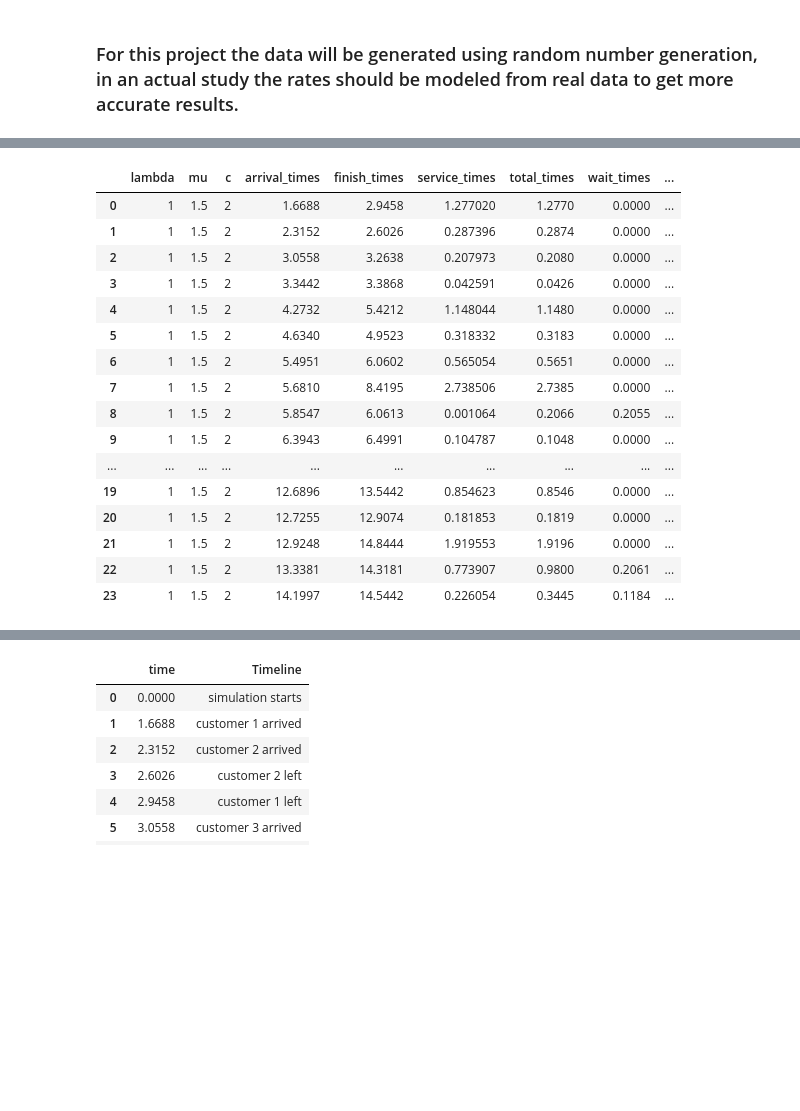
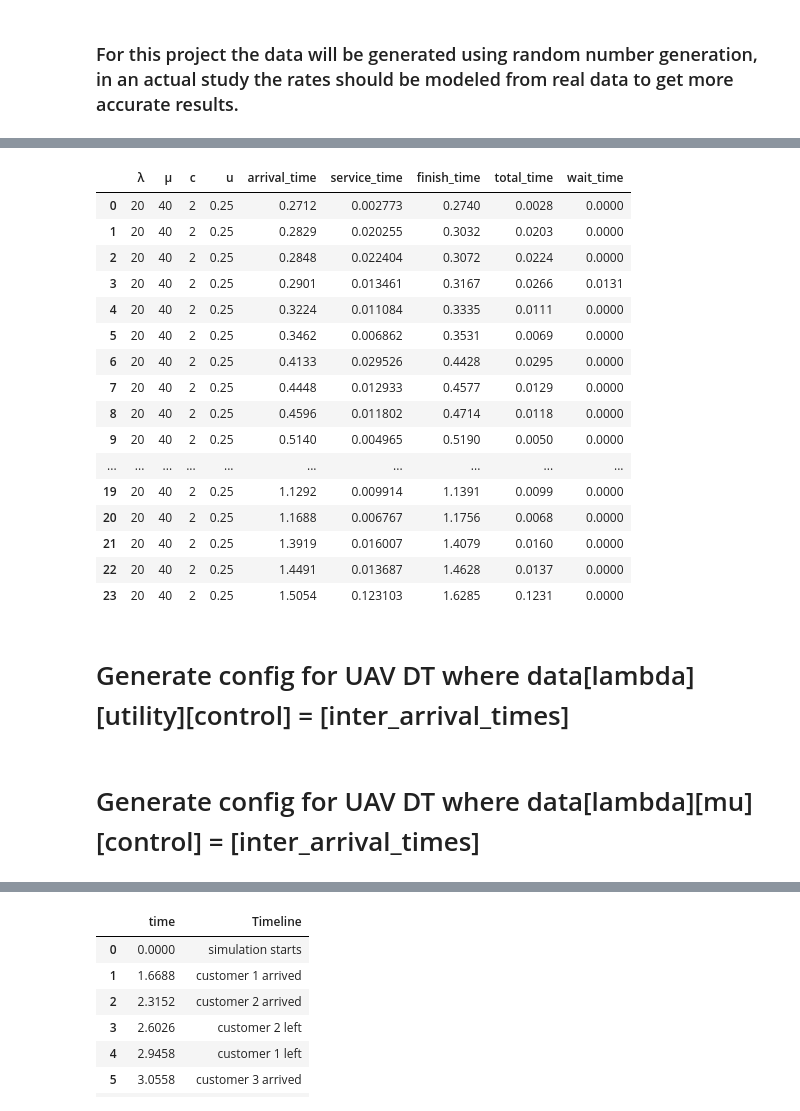
Before and after one commit to tsaie79/Queue_Simulation_Python, a Jupyter notebook: server.ipynb, the cells around one changed output, grey strips where cells are left out. Cells and saved outputs as stored; diff of their text form; code cells hidden in the pictures; blank space fills up the shorter version.

```diff
--- a/server.ipynb
+++ b/server.ipynb
@@ -97,29 +97,31 @@ plt.show()
 # %%
 #creating a dataframe with all the data of the model
 ls = [l for i in range(ncust)]
 µs = [µ for i in range(ncust)]
 cs = [c for i in range(ncust)]
+us = [l/µ/c for i in range(ncust)]
 
-data = pd.DataFrame(list(zip(ls,µs,cs,arrival_times,finish_times,service_times,total_times,wait_times,inter_arrival_times)),
-                columns =['lambda', 'mu','c','arrival_times','finish_times','service_times','total_times','wait_times','inter_arrival_times'])
+data = pd.DataFrame(list(zip(ls,µs,cs,us,arrival_times,service_times,finish_times,total_times,wait_times)),columns=['λ','µ','c','u','arrival_time','service_time','finish_time','total_time','wait_time'])
 
 #Printing the first 5 rows of the data
 data
 # %% [output]
-|  | lambda | mu | c | arrival_times | finish_times | service_times | total_times | wait_times | ... |
-| 0 | 1 | 1.5 | 2 | 1.6688 | 2.9458 | 1.277020 | 1.2770 | 0.0000 | ... |
-| 1 | 1 | 1.5 | 2 | 2.3152 | 2.6026 | 0.287396 | 0.2874 | 0.0000 | ... |
-| 2 | 1 | 1.5 | 2 | 3.0558 | 3.2638 | 0.207973 | 0.2080 | 0.0000 | ... |
-| 3 | 1 | 1.5 | 2 | 3.3442 | 3.3868 | 0.042591 | 0.0426 | 0.0000 | ... |
-| 4 | 1 | 1.5 | 2 | 4.2732 | 5.4212 | 1.148044 | 1.1480 | 0.0000 | ... |
-| 5 | 1 | 1.5 | 2 | 4.6340 | 4.9523 | 0.318332 | 0.3183 | 0.0000 | ... |
-| 6 | 1 | 1.5 | 2 | 5.4951 | 6.0602 | 0.565054 | 0.5651 | 0.0000 | ... |
-| 7 | 1 | 1.5 | 2 | 5.6810 | 8.4195 | 2.738506 | 2.7385 | 0.0000 | ... |
-| 8 | 1 | 1.5 | 2 | 5.8547 | 6.0613 | 0.001064 | 0.2066 | 0.2055 | ... |
-| 9 | 1 | 1.5 | 2 | 6.3943 | 6.4991 | 0.104787 | 0.1048 | 0.0000 | ... |
+|  | λ | µ | c | u | arrival_time | service_time | finish_time | total_time | wait_time |
+| 0 | 20 | 40 | 2 | 0.25 | 0.2712 | 0.002773 | 0.2740 | 0.0028 | 0.0000 |
+| 1 | 20 | 40 | 2 | 0.25 | 0.2829 | 0.020255 | 0.3032 | 0.0203 | 0.0000 |
+| 2 | 20 | 40 | 2 | 0.25 | 0.2848 | 0.022404 | 0.3072 | 0.0224 | 0.0000 |
+| 3 | 20 | 40 | 2 | 0.25 | 0.2901 | 0.013461 | 0.3167 | 0.0266 | 0.0131 |
+| 4 | 20 | 40 | 2 | 0.25 | 0.3224 | 0.011084 | 0.3335 | 0.0111 | 0.0000 |
+| 5 | 20 | 40 | 2 | 0.25 | 0.3462 | 0.006862 | 0.3531 | 0.0069 | 0.0000 |
+| 6 | 20 | 40 | 2 | 0.25 | 0.4133 | 0.029526 | 0.4428 | 0.0295 | 0.0000 |
+| 7 | 20 | 40 | 2 | 0.25 | 0.4448 | 0.012933 | 0.4577 | 0.0129 | 0.0000 |
+| 8 | 20 | 40 | 2 | 0.25 | 0.4596 | 0.011802 | 0.4714 | 0.0118 | 0.0000 |
+| 9 | 20 | 40 | 2 | 0.25 | 0.5140 | 0.004965 | 0.5190 | 0.0050 | 0.0000 |
 | ... | ... | ... | ... | ... | ... | ... | ... | ... | ... |
-| 19 | 1 | 1.5 | 2 | 12.6896 | 13.5442 | 0.854623 | 0.8546 | 0.0000 | ... |
-| 20 | 1 | 1.5 | 2 | 12.7255 | 12.9074 | 0.181853 | 0.1819 | 0.0000 | ... |
-| 21 | 1 | 1.5 | 2 | 12.9248 | 14.8444 | 1.919553 | 1.9196 | 0.0000 | ... |
-| 22 | 1 | 1.5 | 2 | 13.3381 | 14.3181 | 0.773907 | 0.9800 | 0.2061 | ... |
-| 23 | 1 | 1.5 | 2 | 14.1997 | 14.5442 | 0.226054 | 0.3445 | 0.1184 | ... |
+| 19 | 20 | 40 | 2 | 0.25 | 1.1292 | 0.009914 | 1.1391 | 0.0099 | 0.0000 |
+| 20 | 20 | 40 | 2 | 0.25 | 1.1688 | 0.006767 | 1.1756 | 0.0068 | 0.0000 |
+| 21 | 20 | 40 | 2 | 0.25 | 1.3919 | 0.016007 | 1.4079 | 0.0160 | 0.0000 |
+| 22 | 20 | 40 | 2 | 0.25 | 1.4491 | 0.013687 | 1.4628 | 0.0137 | 0.0000 |
+| 23 | 20 | 40 | 2 | 0.25 | 1.5054 | 0.123103 | 1.6285 | 0.1231 | 0.0000 |
+# %% [markdown]
+# Generate config for UAV DT where data[lambda][utility][control] = [inter_arrival_times]
@@ -126,3 +158,5 @@ data
+# %% [markdown]
+# Generate config for UAV DT where data[lambda][mu][control] = [inter_arrival_times]
 # %%
 def sim(l, mu, c, ncust=24):
     inter_arrival_times = list(np.random.exponential(scale=1/l,size=ncust))
```
Also changed, not shown: parts of 4 cells of this notebook.
